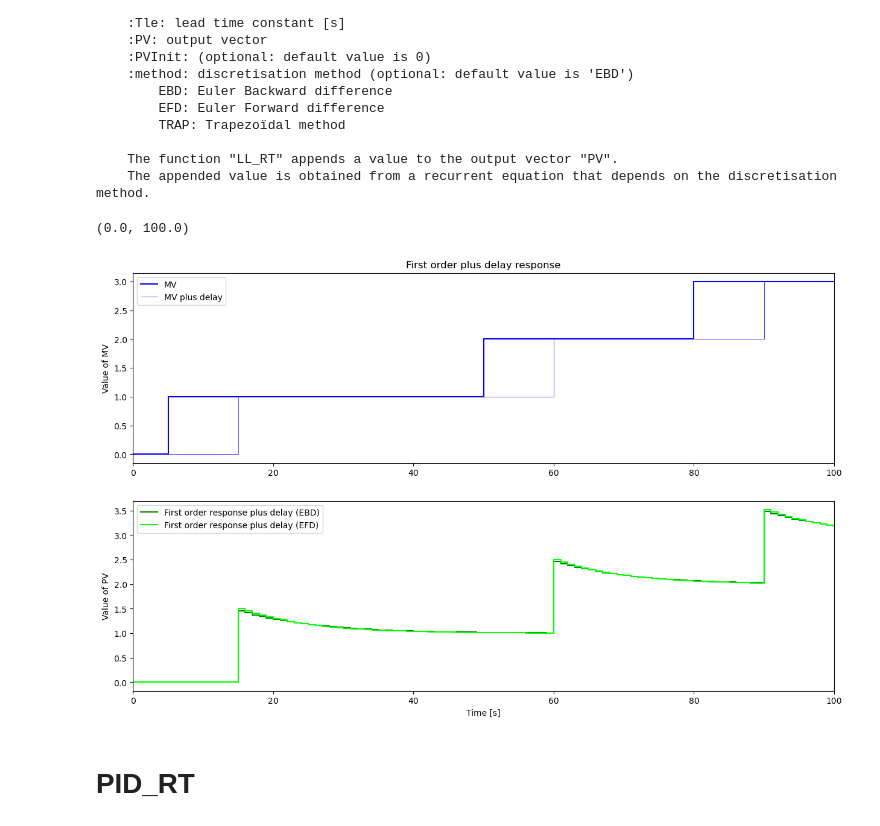
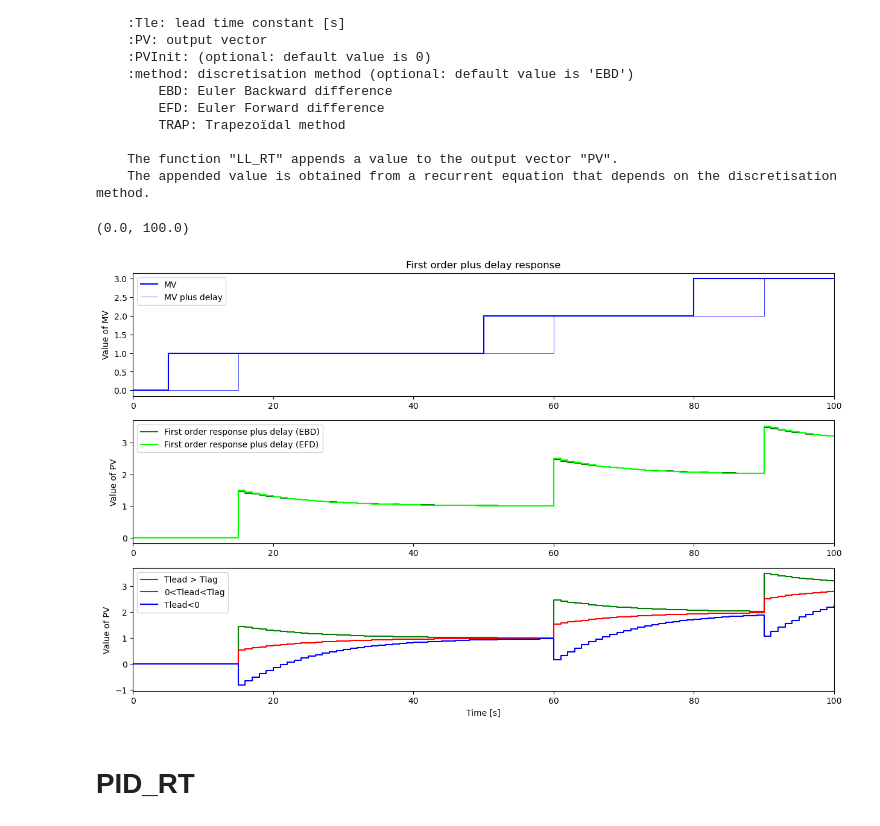
Before and after one commit to BNoteris/Labo_Control_Theory, a Jupyter notebook: package_LAB.ipynb, the cells around one changed output. Cells and saved outputs as stored; diff of their text form; code cells hidden in the pictures.

Commit message:
simu + plot

```diff
--- a/package_LAB.ipynb
+++ b/package_LAB.ipynb
@@ -56,45 +56,62 @@ MVDelay = []
 PV_EBD = []
 PV_EFD = []
 PV_TRAP = []
+PV_Tle1 = []
+PV_Tle2 = []
+PV_Tle3 = []
 
 # Parameters
 Kp = 1
-Tla = 10
-Tle = 15
-T = 5
+Tla1 = 10
+Tle1 = 15
+Tle2 = 5
+Tle3 = -10
+
 theta = 10
 
 # Main loop
 for i in range(0, N):
     t.append(i*Ts)
     SelectPath_RT(MVPath, t, MV)
     Delay_RT(MV, theta, Ts, MVDelay)
     LL_RT(MVDelay, Kp, Ts, Tle, Tla, PV_EBD, 0, 'EBD')
     LL_RT(MVDelay, Kp, Ts, Tle, Tla, PV_EFD, 0, 'EFD')
+    LL_RT(MVDelay, Kp, Ts, Tle1, Tla, PV_Tle1, 0, 'EBD')
+    LL_RT(MVDelay, Kp, Ts, Tle2, Tla, PV_Tle2, 0, 'EBD')
+    LL_RT(MVDelay, Kp, Ts, Tle3, Tla, PV_Tle3, 0, 'EBD')
     # LL_RT(MVDelay, Kp, Ts, Tle, Tla, T, PV_TRAP, 0, 'TRAP')
 
 # Plotting results
 plt.figure(figsize=(15, 9))
 
-plt.subplot(2, 1, 1)
+plt.subplot(3, 1, 1)
 plt.step(t, MV, 'b-', label='MV', where='post')
 plt.step(t, MVDelay, 'b-', linewidth=0.5, label='MV plus delay', where='post')
 plt.ylabel('Value of MV')
 plt.title('First order plus delay response')
 plt.legend(loc='best')
 plt.xlim([0, TSim])
 
-plt.subplot(2, 1, 2)
+plt.subplot(3, 1, 2)
 plt.step(t, PV_EBD, 'g-', label='First order response plus delay (EBD)', where='post')
 plt.step(t, PV_EFD, 'lime', label='First order response plus delay (EFD)', where='post')
 # plt.step(t, PV_TRAP, 'springgreen', label='First order response plus delay (TRAP)', where='post')
 plt.ylabel('Value of PV')
+
+plt.legend(loc='best')
+plt.xlim([0, TSim])
+
+plt.subplot(3, 1, 3)
+plt.step(t, PV_Tle1, 'g-', label='Tlead > Tlag', where='post')
+plt.step(t, PV_Tle2, 'r-', label='0<Tlead<Tlag', where='post')
+plt.step(t, PV_Tle3, 'b-', label='Tlead<0', where='post')
+plt.ylabel('Value of PV')
 plt.xlabel('Time [s]')
 plt.legend(loc='best')
 plt.xlim([0, TSim])
 # %% [output]
 (0.0, 100.0)
-[figure, old version]
+[figure, new version]
 # %% [markdown]
 # PID_RT
 # %%
```
Also changed, not shown: parts of 3 cells of this notebook, 10 other files.
